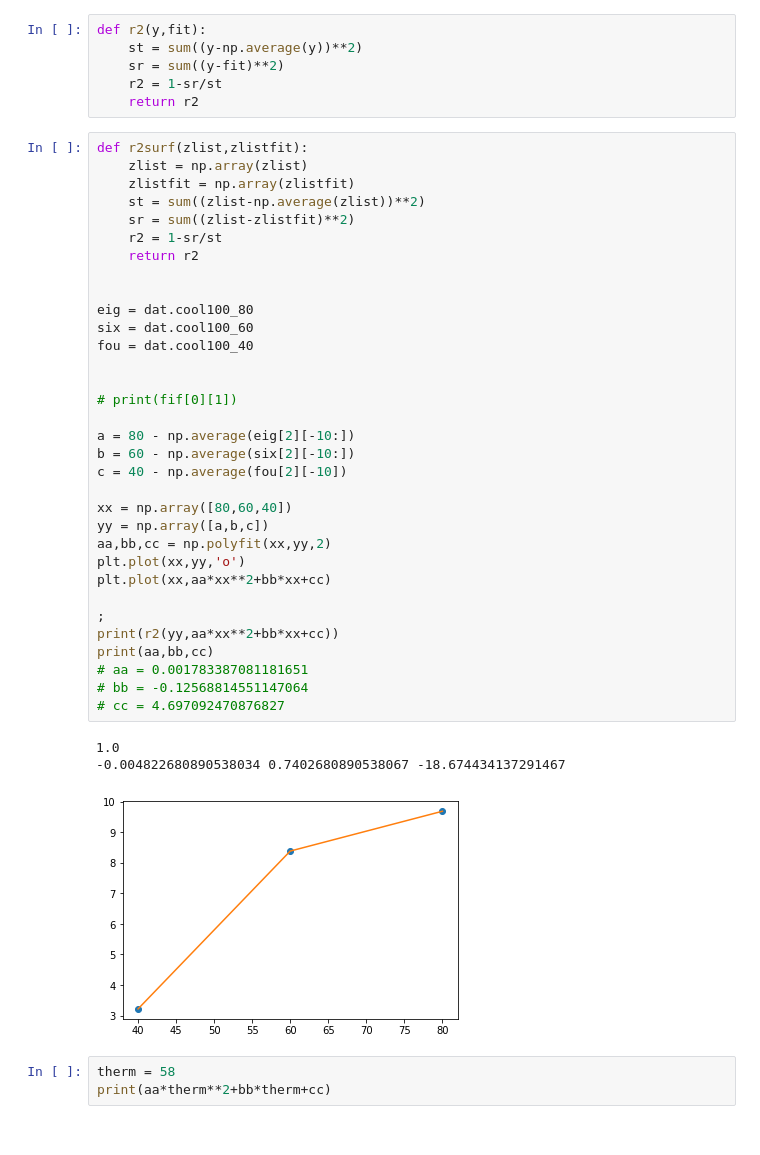
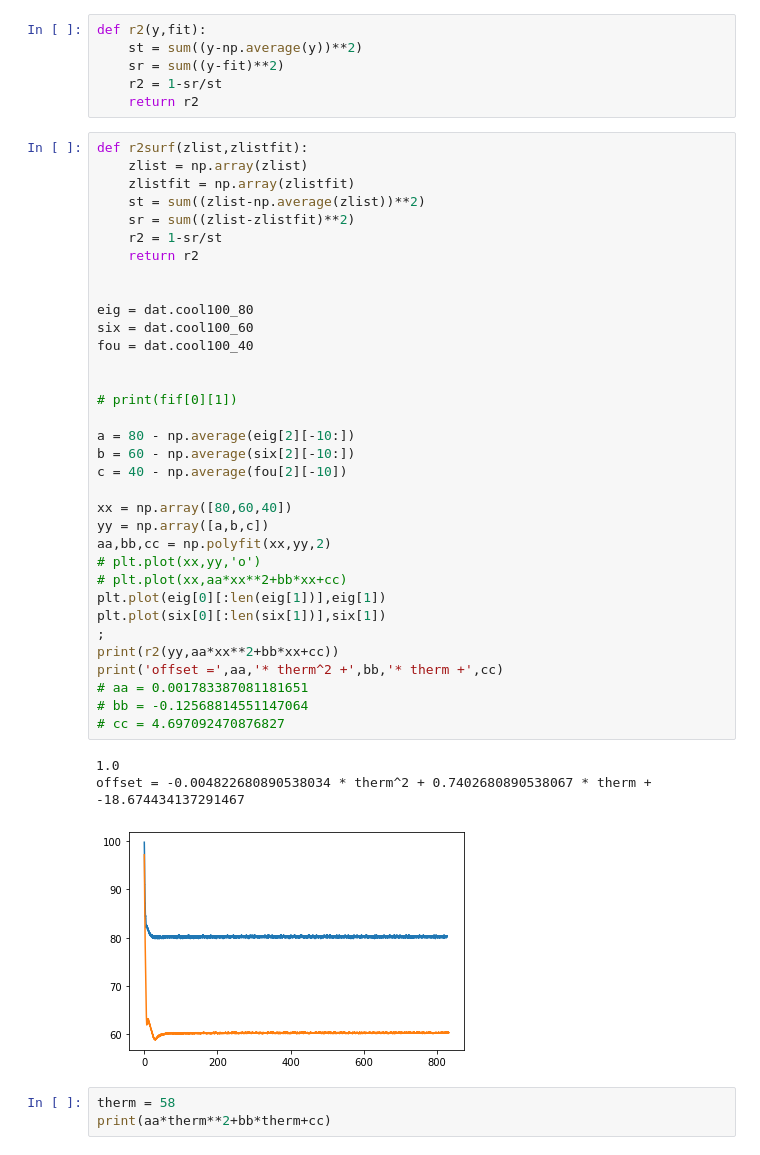
Before and after one commit to joshlwhitehead/work, a Jupyter notebook: analysis/heat/dataqstuff/kalmanCool.ipynb, the cells around one changed output. Saved outputs shown, nothing was run; the diff lists cells and outputs as text.

```diff
--- a/analysis/heat/dataqstuff/kalmanCool.ipynb
+++ b/analysis/heat/dataqstuff/kalmanCool.ipynb
@@ -12,39 +12,40 @@ def r2(y,fit):
 def r2surf(zlist,zlistfit):
     zlist = np.array(zlist)
     zlistfit = np.array(zlistfit)
     st = sum((zlist-np.average(zlist))**2)
     sr = sum((zlist-zlistfit)**2)
     r2 = 1-sr/st
     return r2
 
 
 eig = dat.cool100_80
 six = dat.cool100_60
 fou = dat.cool100_40
 
 
 # print(fif[0][1])
 
 a = 80 - np.average(eig[2][-10:])
 b = 60 - np.average(six[2][-10:])
 c = 40 - np.average(fou[2][-10])
 
 xx = np.array([80,60,40])
 yy = np.array([a,b,c])
 aa,bb,cc = np.polyfit(xx,yy,2)
-plt.plot(xx,yy,'o')
-plt.plot(xx,aa*xx**2+bb*xx+cc)
-
+# plt.plot(xx,yy,'o')
+# plt.plot(xx,aa*xx**2+bb*xx+cc)
+plt.plot(eig[0][:len(eig[1])],eig[1])
+plt.plot(six[0][:len(six[1])],six[1])
 ;
 print(r2(yy,aa*xx**2+bb*xx+cc))
-print(aa,bb,cc)
+print('offset =',aa,'* therm^2 +',bb,'* therm +',cc)
 # aa = 0.001783387081181651
 # bb = -0.12568814551147064
 # cc = 4.697092470876827
 # %% [output]
 1.0
--0.004822680890538034 0.7402680890538067 -18.674434137291467
+offset = -0.004822680890538034 * therm^2 + 0.7402680890538067 * therm + -18.674434137291467
-[figure, old version]
+[figure, new version]
 # %%
 therm = 58
 print(aa*therm**2+bb*therm+cc)
```
Also changed, not shown: 14 other files.
